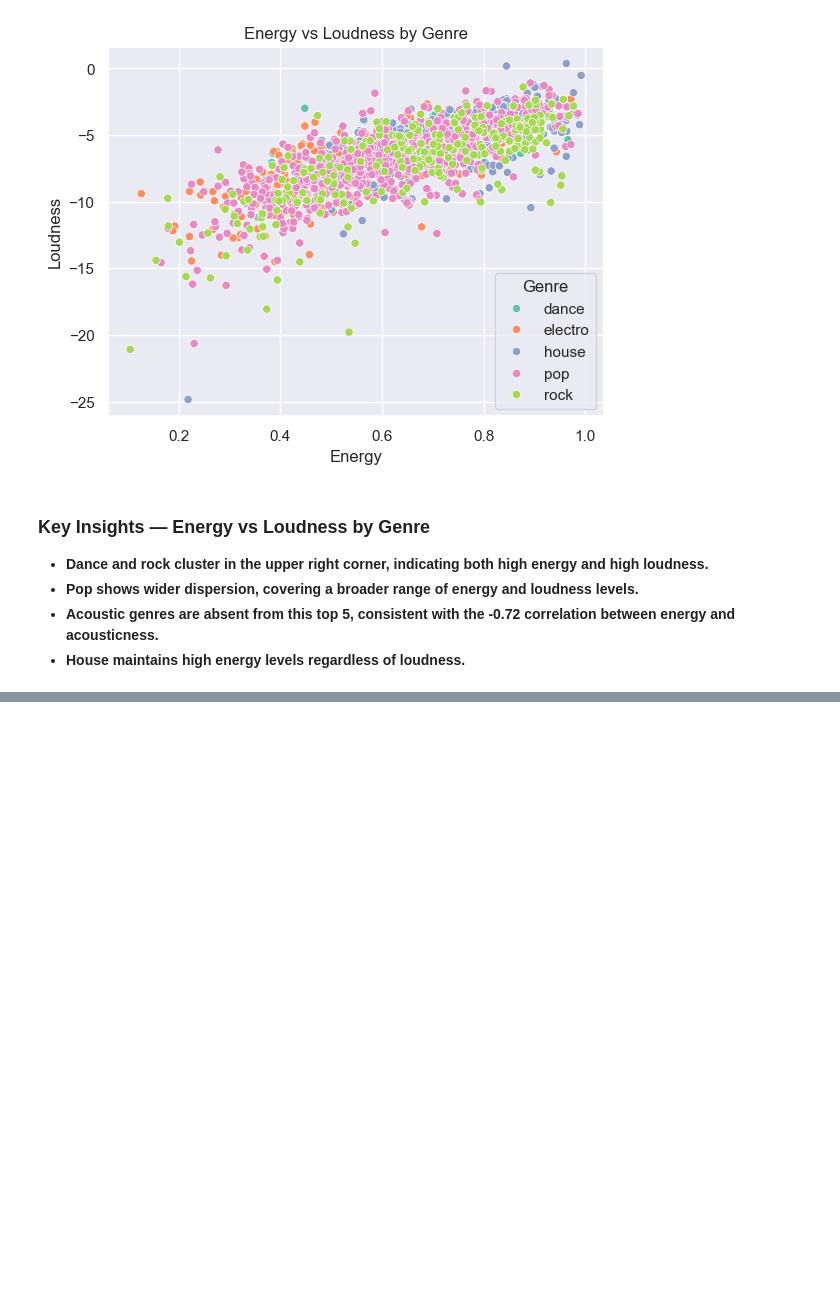
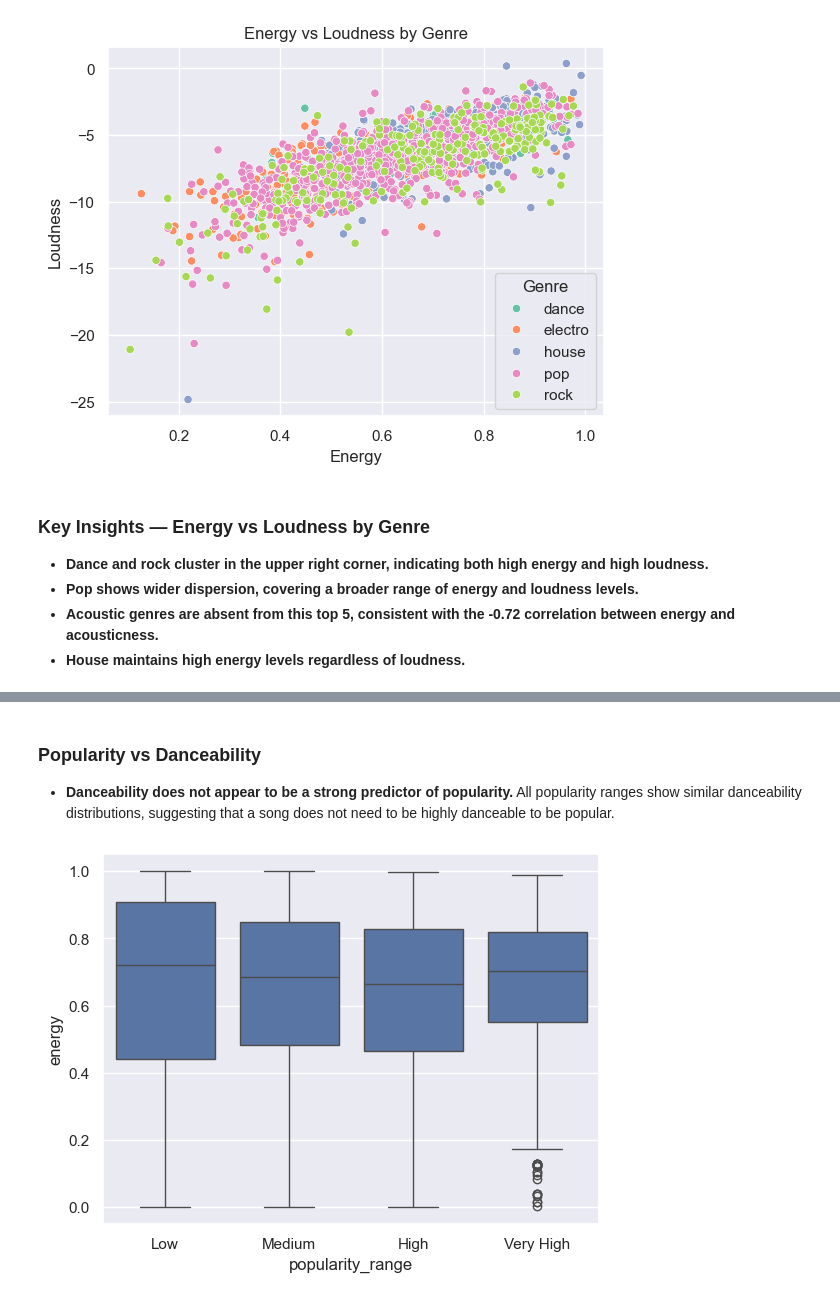
Before and after one commit to Flakkito/spotify-eda-recommender, a Jupyter notebook: notebooks/01_eda.ipynb, the cells around one changed output, grey strips where cells are left out. Saved outputs shown, nothing was run; the diff lists cells and outputs as text; code cells hidden in the pictures; blank space fills up the shorter version.

```diff
--- a/notebooks/01_eda.ipynb
+++ b/notebooks/01_eda.ipynb
@@ -320,0 +332,10 @@ plt.show()
+# %% [markdown]
+### Popularity vs Danceability
+- **Danceability does not appear to be a strong predictor of popularity.** All popularity ranges show similar danceability distributions, suggesting that a song does not need to be highly danceable to be popular.
+# %%
+# Popularity vs Energy boxplot
+sns.boxplot(x='popularity_range', y='energy', data=df)
+plt.savefig('../images/energy_popularity_boxplot.png', dpi=150, bbox_inches='tight')
+plt.show()
+# %% [output]
+[figure, added]
```
Also changed, not shown: parts of 4 cells of this notebook, 3 other files.
